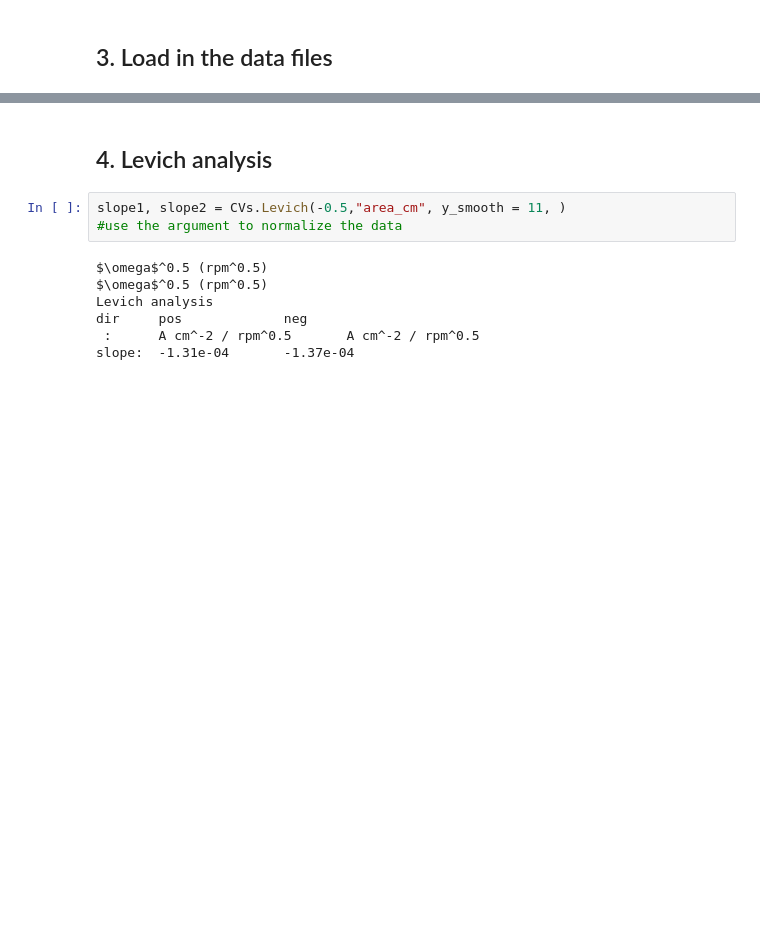
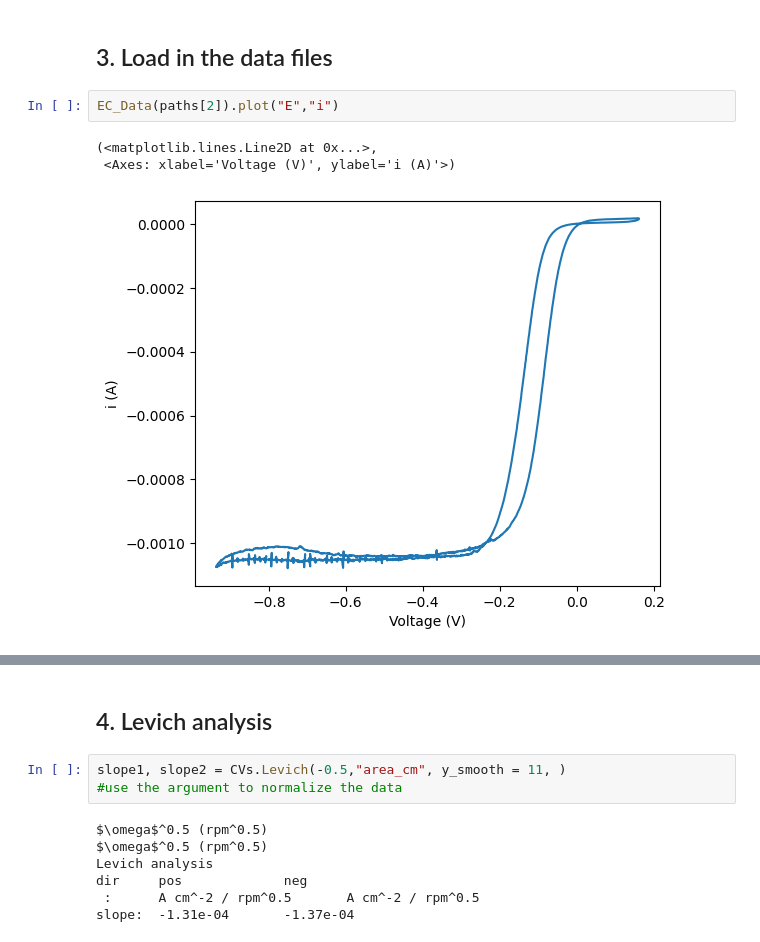
Before and after one commit to NordicEC/EC4py, a Jupyter notebook: dev/CV_Datas/Levich_Analysis_CV.ipynb, the cells around one changed output, grey strips where cells are left out. Cells and saved outputs as stored; diff of their text form; blank space fills up the shorter version.

```diff
--- a/dev/CV_Datas/Levich_Analysis_CV.ipynb
+++ b/dev/CV_Datas/Levich_Analysis_CV.ipynb
@@ -24,5 +24,11 @@ c:\Users\gustav.wiberg\Documents\GitHub\NordicEC\EC4py\test_data\CV
 # %% [markdown]
 ## 3. Load in the data files
+# %%
+EC_Data(paths[2]).plot("E","i")
+# %% [output]
+(<matplotlib.lines.Line2D at 0x...>,
+ <Axes: xlabel='Voltage (V)', ylabel='i (A)'>)
+[figure, added]
 # %%
 CVs = CV_Datas(paths)
 for cv in CVs:
```
Also changed, not shown: parts of 4 cells of this notebook, 9 other files.
